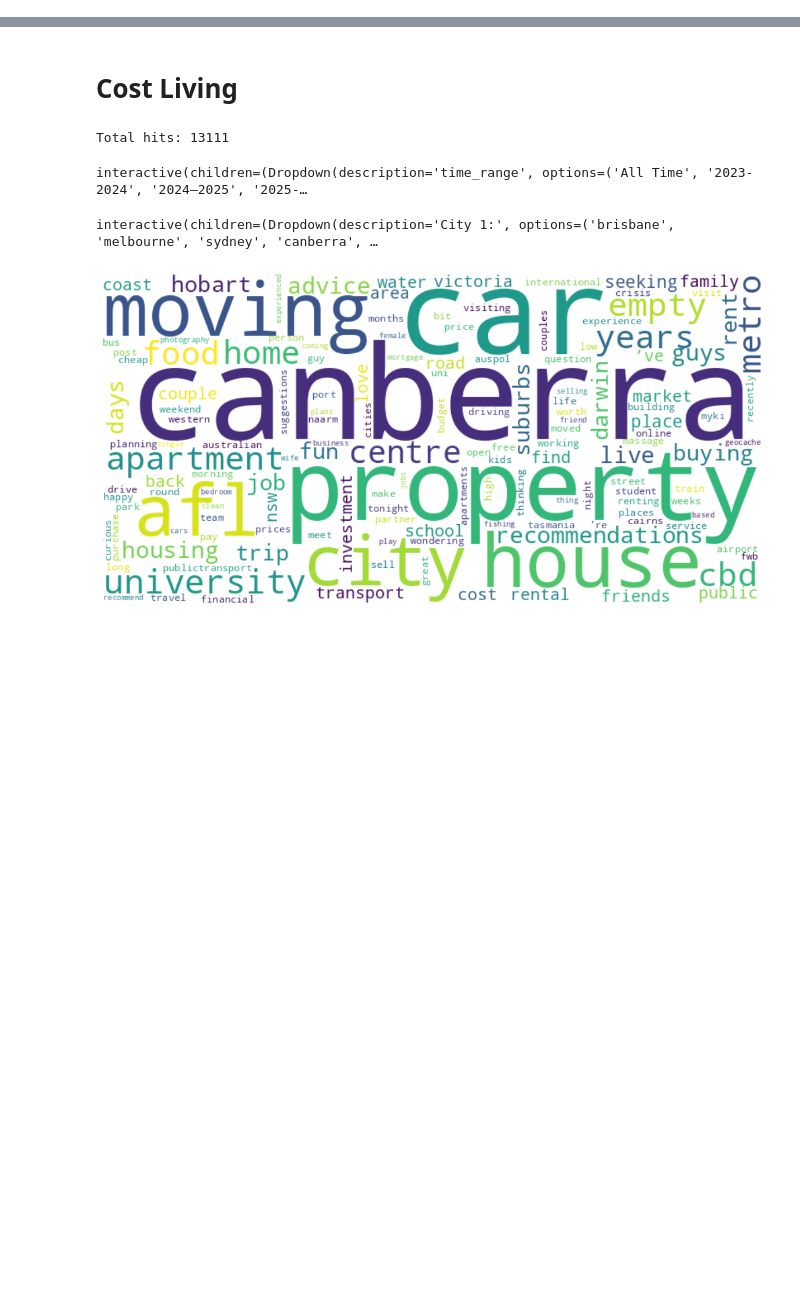
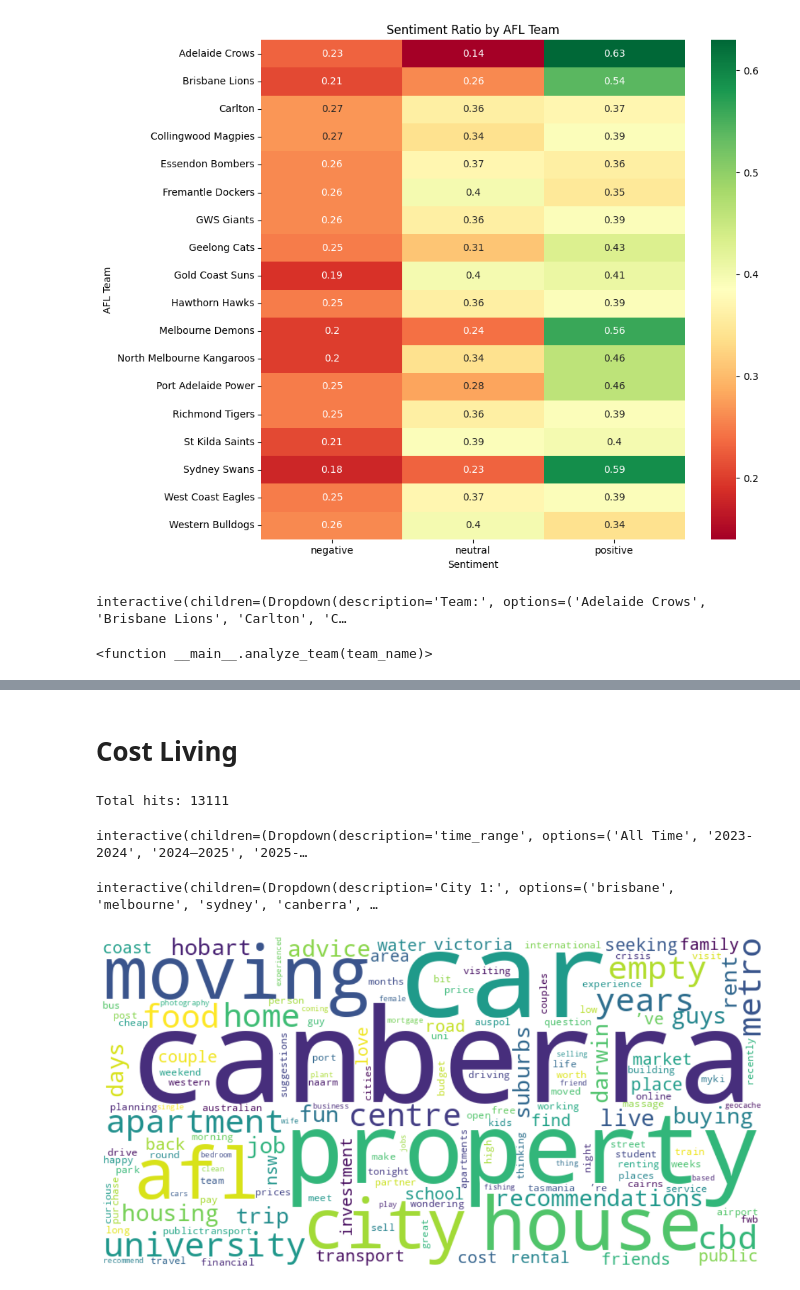
Before and after one commit to TheHQ98/social-media-analysis, a Jupyter notebook: frontend/frontend.ipynb, the cells around one changed output, grey strips where cells are left out. Drawn from its saved outputs; the diff is of its cells as text; code cells hidden in the pictures; blank space fills up the shorter version.

```diff
--- a/frontend/frontend.ipynb
+++ b/frontend/frontend.ipynb
@@ -261,2 +190,11 @@ interactive(children=(Dropdown(description='Team:', options=('Adelaide Crows', '
+# %%
+heat_map()
+# %% [output]
+[figure, added]
+# %%
+interact(analyze_team, team_name=Dropdown(options=all_teams, description="Team:"))
+# %% [output]
+interactive(children=(Dropdown(description='Team:', options=('Adelaide Crows', 'Brisbane Lions', 'Carlton', 'C…
+<function __main__.analyze_team(team_name)>
 # %%
 payload = {
```
Also changed, not shown: parts of 8 cells of this notebook.
